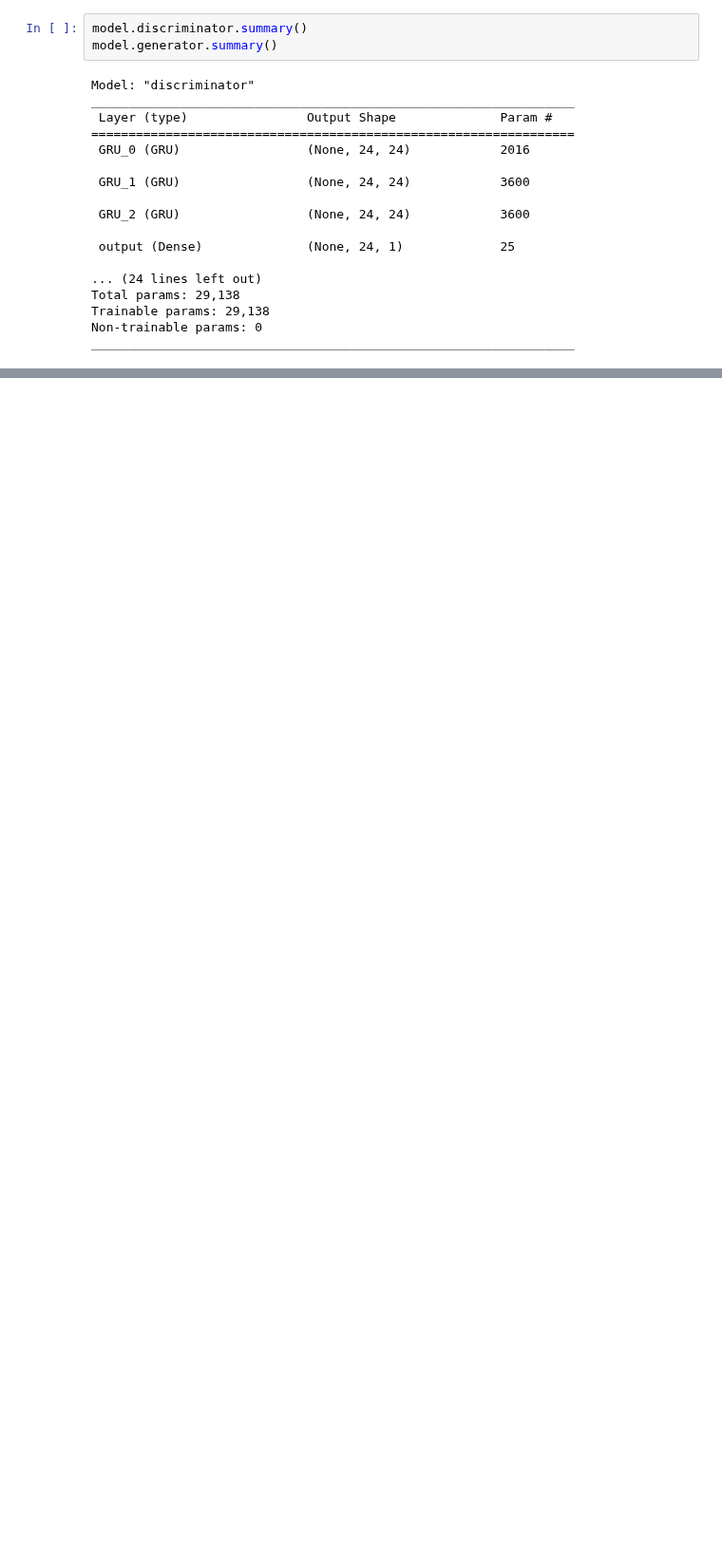
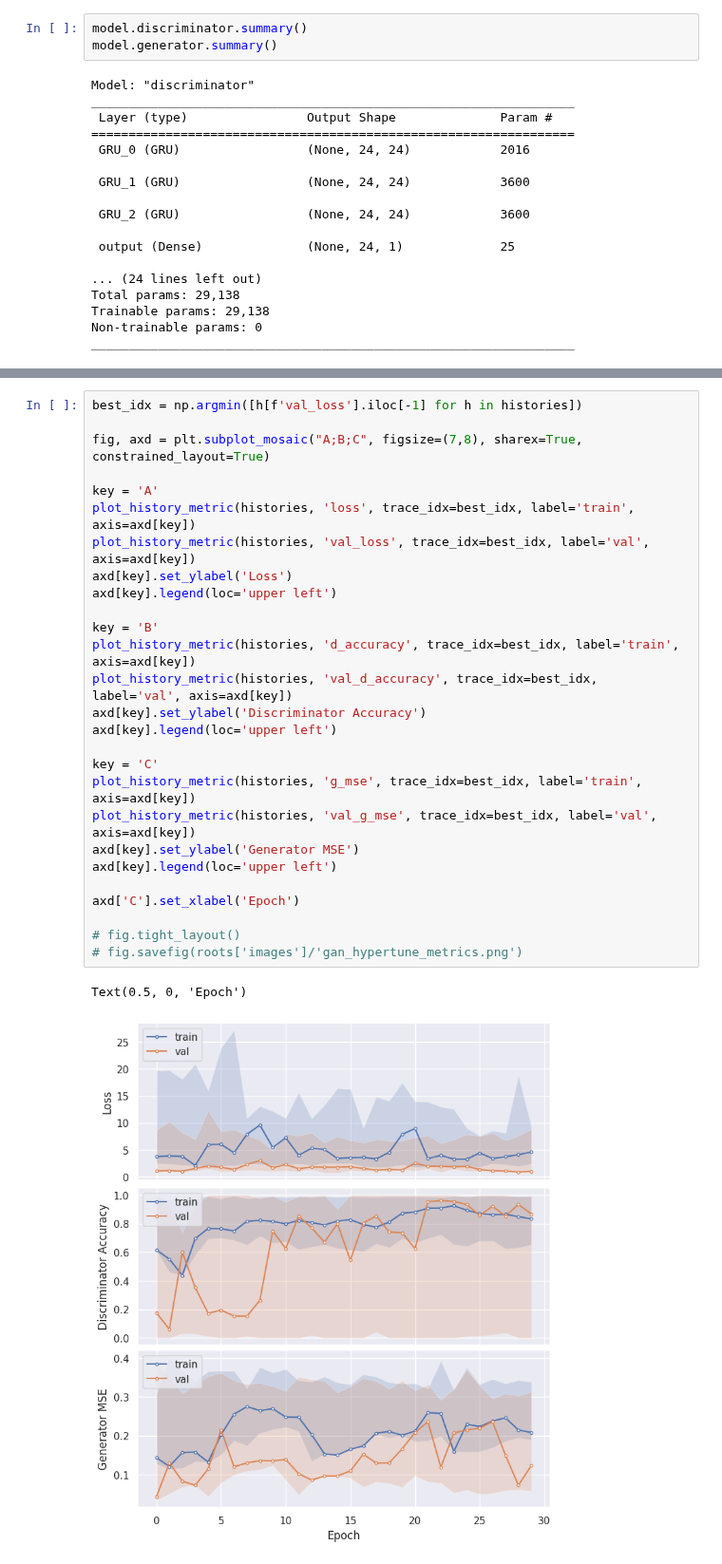
Before and after one commit to zanderman/gan-wireless-5g, a Jupyter notebook: gan.ipynb, the cells around one changed output, grey strips where cells are left out. Shown at 95% size. Cells and saved outputs as stored; diff of their text form; blank space fills up the shorter version.

Commit message:
Adds better plotting and cleans up unused code

```diff
--- a/gan.ipynb
+++ b/gan.ipynb
@@ -1465,0 +1032,30 @@ fig = plot(
+# %%
+best_idx = np.argmin([h[f'val_loss'].iloc[-1] for h in histories])
+
+fig, axd = plt.subplot_mosaic("A;B;C", figsize=(7,8), sharex=True, constrained_layout=True)
+
+key = 'A'
+plot_history_metric(histories, 'loss', trace_idx=best_idx, label='train', axis=axd[key])
+plot_history_metric(histories, 'val_loss', trace_idx=best_idx, label='val', axis=axd[key])
+axd[key].set_ylabel('Loss')
+axd[key].legend(loc='upper left')
+
+key = 'B'
+plot_history_metric(histories, 'd_accuracy', trace_idx=best_idx, label='train', axis=axd[key])
+plot_history_metric(histories, 'val_d_accuracy', trace_idx=best_idx, label='val', axis=axd[key])
+axd[key].set_ylabel('Discriminator Accuracy')
+axd[key].legend(loc='upper left')
+
+key = 'C'
+plot_history_metric(histories, 'g_mse', trace_idx=best_idx, label='train', axis=axd[key])
+plot_history_metric(histories, 'val_g_mse', trace_idx=best_idx, label='val', axis=axd[key])
+axd[key].set_ylabel('Generator MSE')
+axd[key].legend(loc='upper left')
+
+axd['C'].set_xlabel('Epoch')
+
+# fig.tight_layout()
+# fig.savefig(roots['images']/'gan_hypertune_metrics.png')
+# %% [output]
+Text(0.5, 0, 'Epoch')
+[figure, added]
```
Also changed, not shown: parts of 20 cells of this notebook.
